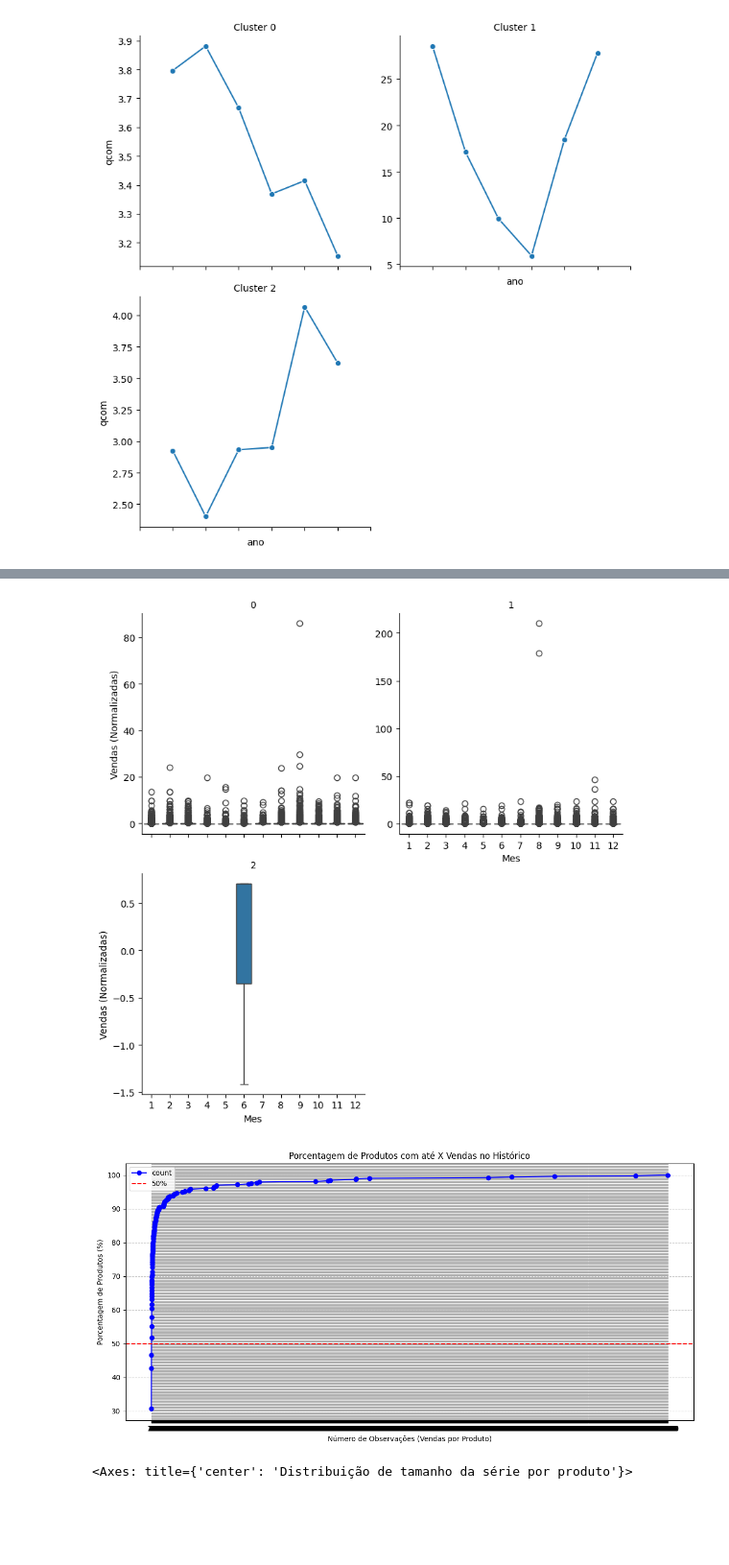
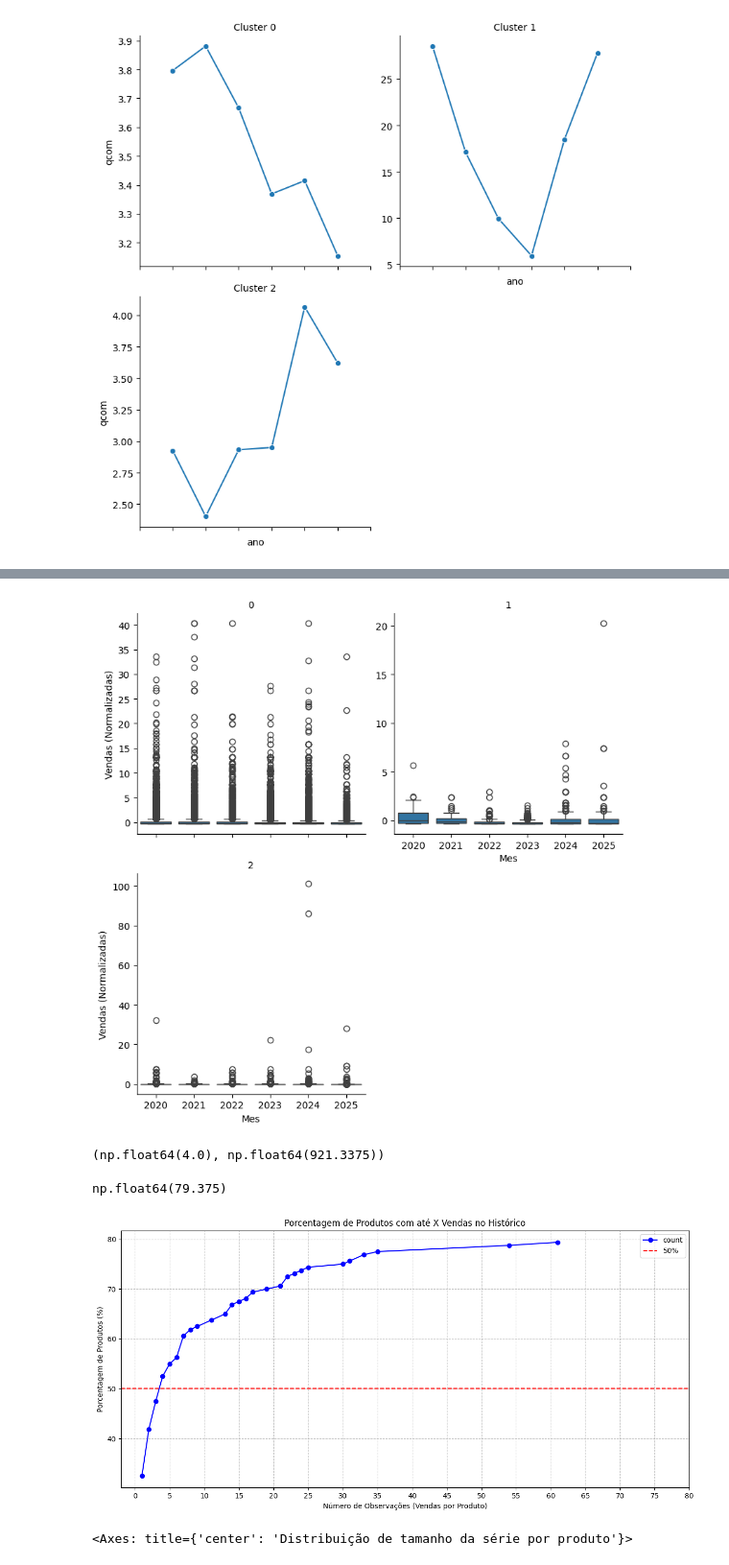
Before and after one commit to Marcelo-Honorio/ds_prod_venda, a Jupyter notebook: ds_renner/notebooks/01_explorando_dados.ipynb, the cells around one changed output, grey strips where cells are left out. Shown at 96% size. Saved outputs shown, nothing was run; the diff lists cells and outputs as text; code cells hidden in the pictures; blank space fills up the shorter version.

Commit message:
atualização explorando os dados

```diff
--- a/ds_renner/notebooks/01_explorando_dados.ipynb
+++ b/ds_renner/notebooks/01_explorando_dados.ipynb
@@ -305,42 +306,47 @@ plt.show()
 # %%
-#Normalizando os dados para criar boxplot das variáveis númericas
-sca = preprocessing.StandardScaler()
-df["venda_scaled"] = df.groupby("cluster")["qcom"].transform(lambda x: sca.fit_transform(x.values.reshape(-1, 1)).flatten())
-
 # FacetGrid: Boxplot de vendas por dia da semana, por produto
 g = sns.FacetGrid(df, col="cluster", col_wrap=2, height=4, sharey=False)
-g.map(sns.boxplot, "mes", "venda_scaled")
+g.map(sns.boxplot, "ano", "venda_scaled")
 g.set_titles("{col_name}")
 g.set_axis_labels("Mes", "Vendas (Normalizadas)")
 plt.tight_layout()
 plt.show()
 # %% [output]
-[figure, old version]
+[figure, new version]
+# %%
+vendas_por_produto.median(), vendas_por_produto.mean()
+# %% [output]
+(np.float64(4.0), np.float64(921.3375))
+# %%
+porcentagem_acumulada[porcentagem_acumulada < 80].max()
+# %% [output]
+np.float64(79.375)
 # %%
 # 1. Calcular o número de observações (vendas) por produto
-vendas_por_produto = df.groupby(['qcom', "mes"]).size().sort_values()
+vendas_por_produto = df.groupby(['qcom']).size().sort_values()
 
 # 2. Calcular a porcentagem acumulada de produtos com até X observações
 # Exemplo: Qual % de produtos tem <= 10 vendas?
 total_produtos = len(vendas_por_produto)  # Substitui 5696 pelo total real
 porcentagem_acumulada = (vendas_por_produto.value_counts().sort_index().cumsum() / total_produtos * 100)
-
+porcentagem_acumulada = porcentagem_acumulada[porcentagem_acumulada < 80]
 # 3. Plotar o gráfico
 plt.figure(figsize=(12, 6))
 porcentagem_acumulada.plot(kind='line', marker='o', linestyle='-', color='b')
 # Personalizar eixo x
-max_obs = vendas_por_produto.max()
+#max_obs = vendas_por_produto.max()
+max_obs = porcentagem_acumulada.max()
 plt.xticks(np.arange(0, max_obs + 1, 5))  # Intervalo de 5 em 5
 plt.xlabel('Número de Observações (Vendas por Produto)')
 plt.ylabel('Porcentagem de Produtos (%)')
 plt.title('Porcentagem de Produtos com até X Vendas no Histórico')
 plt.grid(True, linestyle='--', alpha=0.7)
 plt.axhline(y=50, color='r', linestyle='--', label='50%')  # Linha de referência
 plt.legend()
 plt.tight_layout()
 plt.show()
 # %% [output]
-[figure, old version]
+[figure, new version]
 # %%
 #Ver quantos produtos têm histórico curto
 df.groupby(["cod", "mes"]).size().value_counts().sort_index().plot(kind="bar", title="Distribuição de tamanho da série por produto")
```
Also changed, not shown: parts of 12 cells of this notebook, 1 other file.
